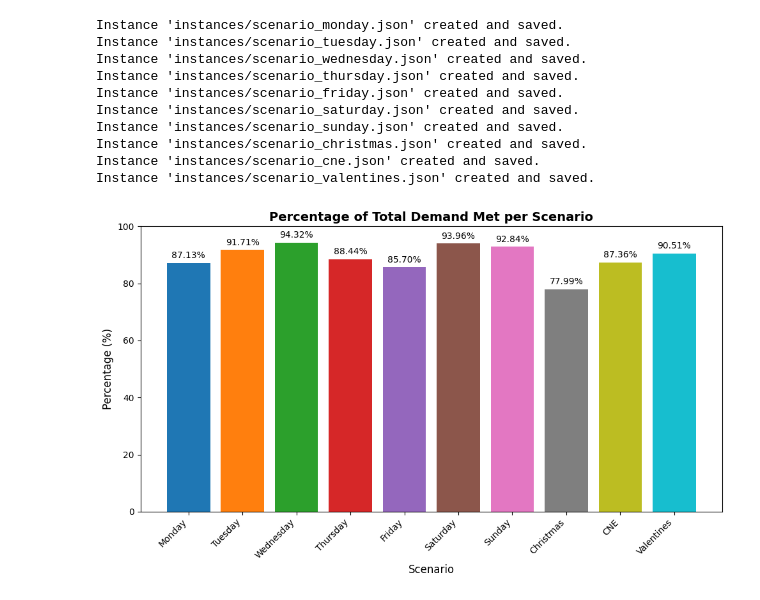
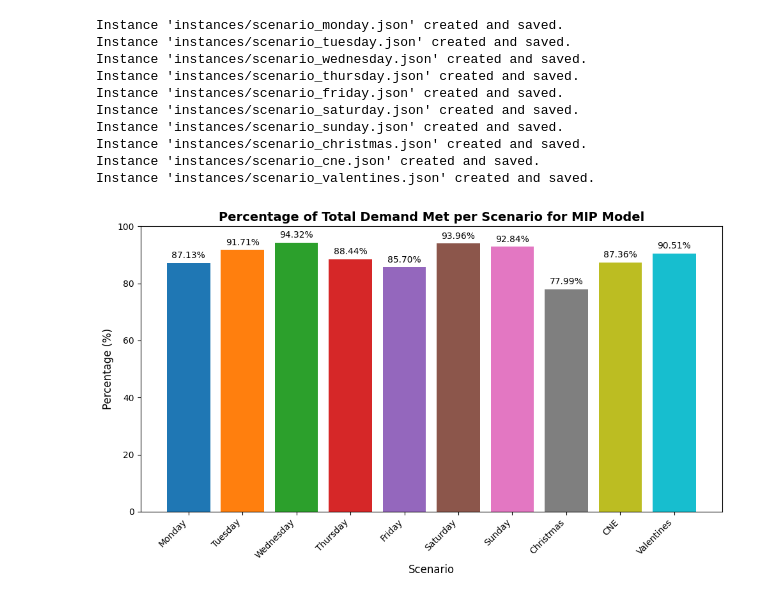
Before and after one commit to chiofus/mie562_GOTRAIN, a Jupyter notebook: mip_model.ipynb, the cells around one changed output. Drawn from its saved outputs; the diff is of its cells as text; code cells hidden in the pictures.

Commit message:
added graph for mip modell

```diff
--- a/mip_model.ipynb
+++ b/mip_model.ipynb
@@ -151,25 +151,25 @@ for name, scenario in DEMAND.items():
 # %%
 #Graph results
 
 scenarios = list(results.keys())
 percentages = [v[-1] for v in results.values()]
 
 # Bar chart
 plt.figure(figsize=(10, 6))
 bars = plt.bar(scenarios, percentages, color=plt.cm.tab10.colors)  # unique colors
 
 # Labels and title
-plt.title("Percentage of Total Demand Met per Scenario", fontsize=14, fontweight='bold')
+plt.title("Percentage of Total Demand Met per Scenario for MIP Model", fontsize=14, fontweight='bold')
 plt.xlabel("Scenario", fontsize=12)
 plt.ylabel("Percentage (%)", fontsize=12)
 plt.ylim(0, 100)  # ensure max 100
 plt.xticks(rotation=45, ha='right')
 
 # Add value labels on top of each bar
 for bar, val in zip(bars, percentages):
     plt.text(bar.get_x() + bar.get_width()/2, val + 1, f"{val:.2f}%", ha='center', va='bottom', fontsize=10)
 
 plt.tight_layout()
 plt.show()
 # %% [output]
-[figure, old version]
+[figure, new version]
```
Also changed, not shown: 1 other file.
